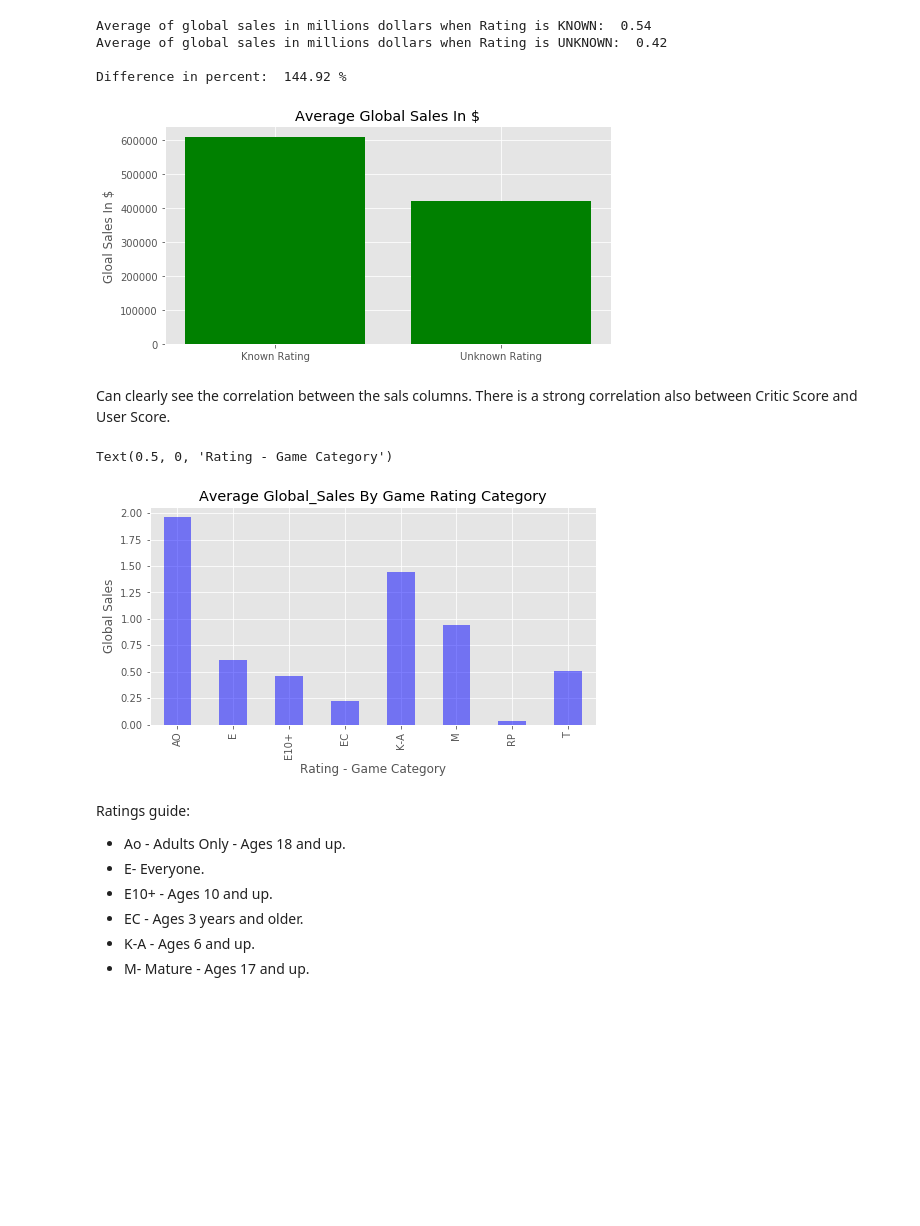
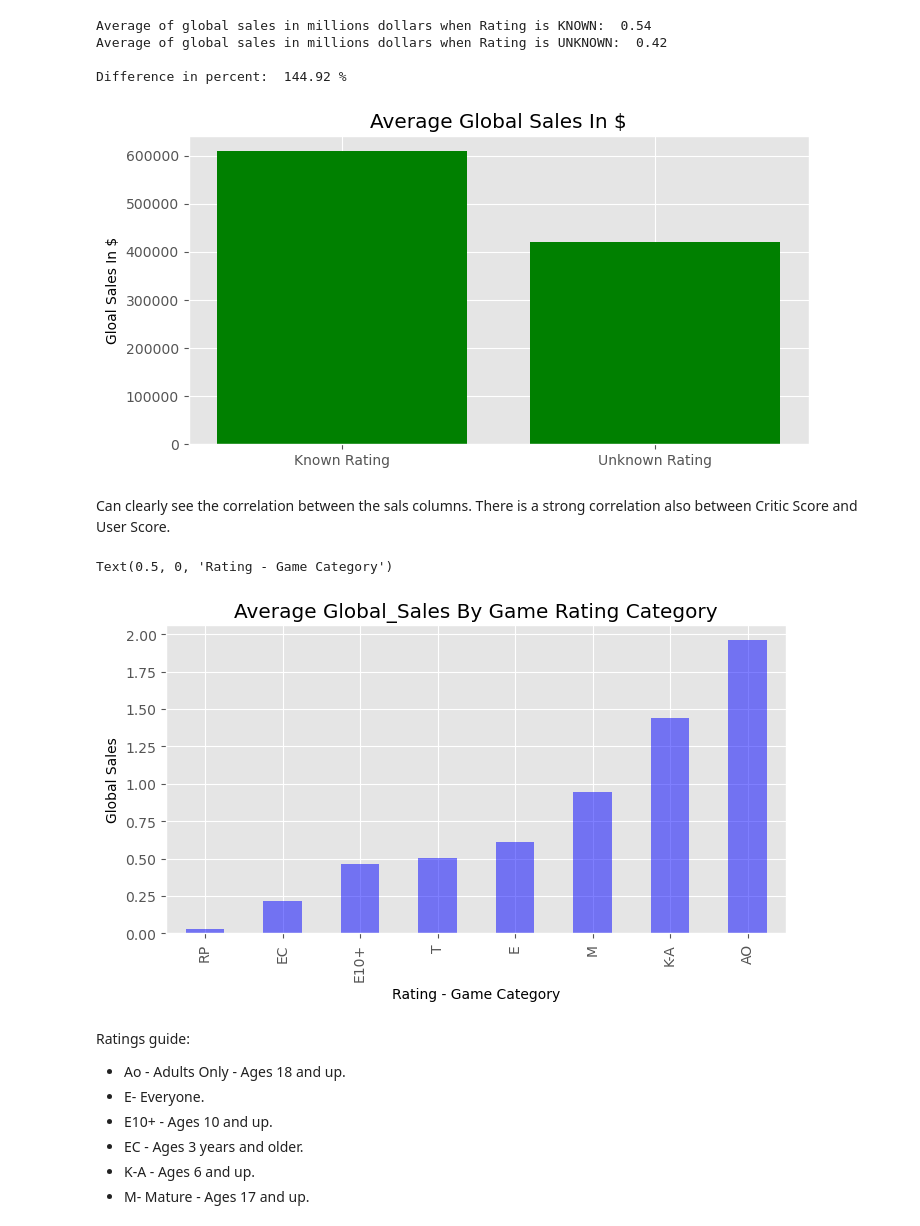
Before and after one commit to Gal-Gottlieb/Analysis-And-Visualization-Of-Video-Games-Sales, a Jupyter notebook: Video Games Sales - Python Script.ipynb, the cells around one changed output. Drawn from its saved outputs; the diff is of its cells as text; code cells hidden in the pictures; blank space fills up the shorter version.

```diff
--- a/Video Games Sales - Python Script.ipynb
+++ b/Video Games Sales - Python Script.ipynb
@@ -133,7 +134,9 @@ df[(df['Name'].isnull()) | (df['Genre'].isnull())]
 # %%
 # Dropping rows with Null values in Genre and name columns
 
-df.drop(df.loc[(df['Name'].isnull()) | (df['Genre'].isnull())].index, inplace=True)
+df.drop(df.loc[(df['Name'].isnull()) |
+               (df['Genre'].isnull())].index,
+        inplace=True)
 # %%
 # Checking that rows with Null values in Genre and name columns have been deleted
 
@@ -452,19 +517,19 @@ plt.title('Average Global Sales In $')
 plt.ylabel('Gloal Sales In $')
 plt.show()
 # %% [output]
-[figure, old version]
+[figure, new version]
 # %% [markdown]
 Can clearly see the correlation between the sals columns.
 There is a strong correlation also between Critic Score and User Score.
 # %%
 plt.figure(figsize=(8,4))
-df.groupby('Rating').Global_Sales.mean().plot(kind='bar',color='blue',alpha=0.5)
+df.groupby('Rating').Global_Sales.mean().sort_values().plot(kind='bar',color='blue',alpha=0.5)
 plt.title('Average Global_Sales By Game Rating Category')
 plt.ylabel('Global Sales')
 plt.xlabel('Rating - Game Category')
 # %% [output]
 Text(0.5, 0, 'Rating - Game Category')
-[figure, old version]
+[figure, new version]
 # %% [markdown]
 Ratings guide:
 
```
Also changed, not shown: parts of 36 cells of this notebook.
